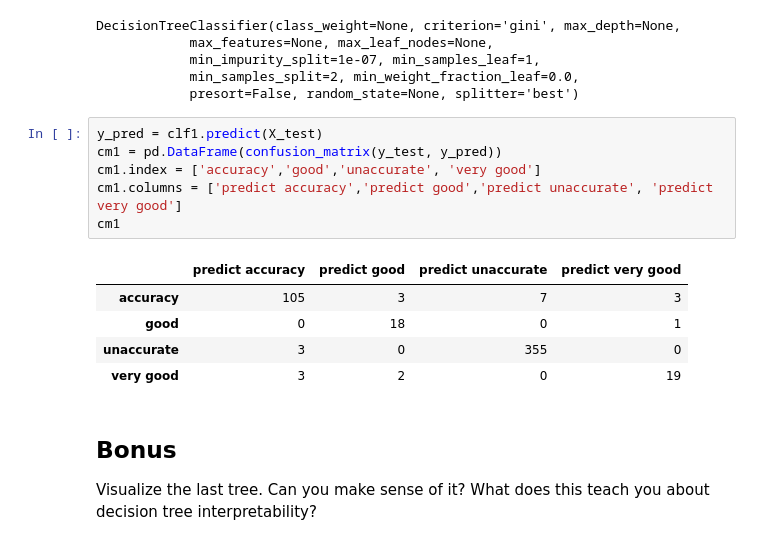
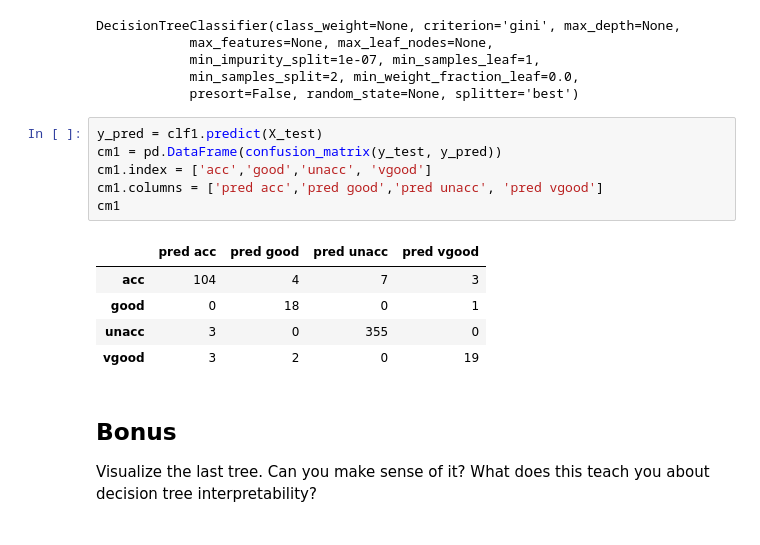
Before and after one commit to dnaylah/dsi-sea-week06-1.2, a Jupyter notebook: code/starter-code/decision trees lab.ipynb, the cells around one changed output. Saved outputs shown, nothing was run; the diff lists cells and outputs as text.

```diff
--- a/code/starter-code/decision trees lab.ipynb
+++ b/code/starter-code/decision trees lab.ipynb
@@ -417,15 +417,15 @@ DecisionTreeClassifier(class_weight=None, criterion='gini', max_depth=None,
 # %%
 y_pred = clf1.predict(X_test)
 cm1 = pd.DataFrame(confusion_matrix(y_test, y_pred))
-cm1.index = ['accuracy','good','unaccurate', 'very good']
-cm1.columns = ['predict accuracy','predict good','predict unaccurate', 'predict very good']
+cm1.index = ['acc','good','unacc', 'vgood']
+cm1.columns = ['pred acc','pred good','pred unacc', 'pred vgood']
 cm1
 # %% [output]
-|  | predict accuracy | predict good | predict unaccurate | predict very good |
-| accuracy | 105 | 3 | 7 | 3 |
+|  | pred acc | pred good | pred unacc | pred vgood |
+| acc | 104 | 4 | 7 | 3 |
 | good | 0 | 18 | 0 | 1 |
-| unaccurate | 3 | 0 | 355 | 0 |
-| very good | 3 | 2 | 0 | 19 |
+| unacc | 3 | 0 | 355 | 0 |
+| vgood | 3 | 2 | 0 | 19 |
 # %% [markdown]
 ## Bonus
 
```
Also changed, not shown: parts of 2 cells of this notebook, 1 other file.
